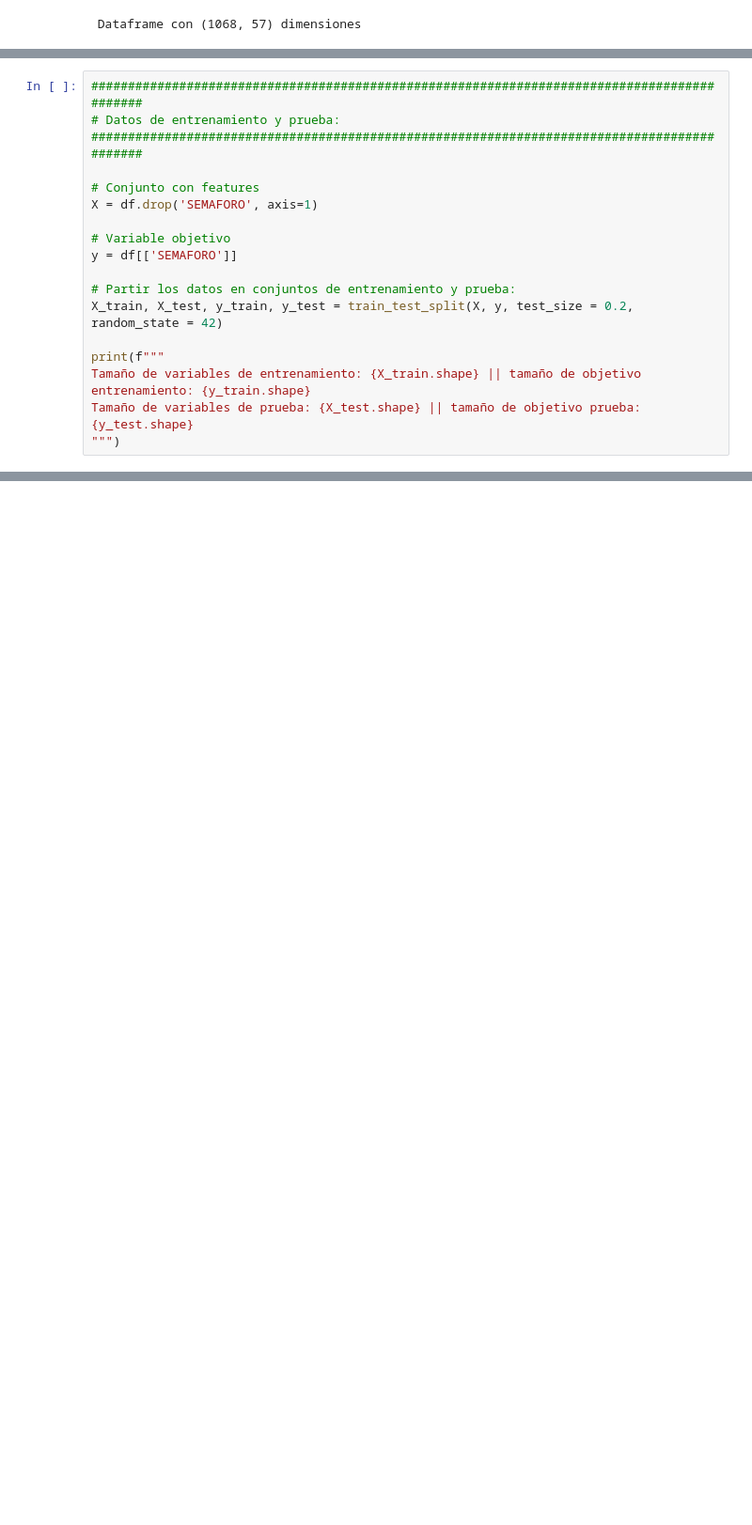
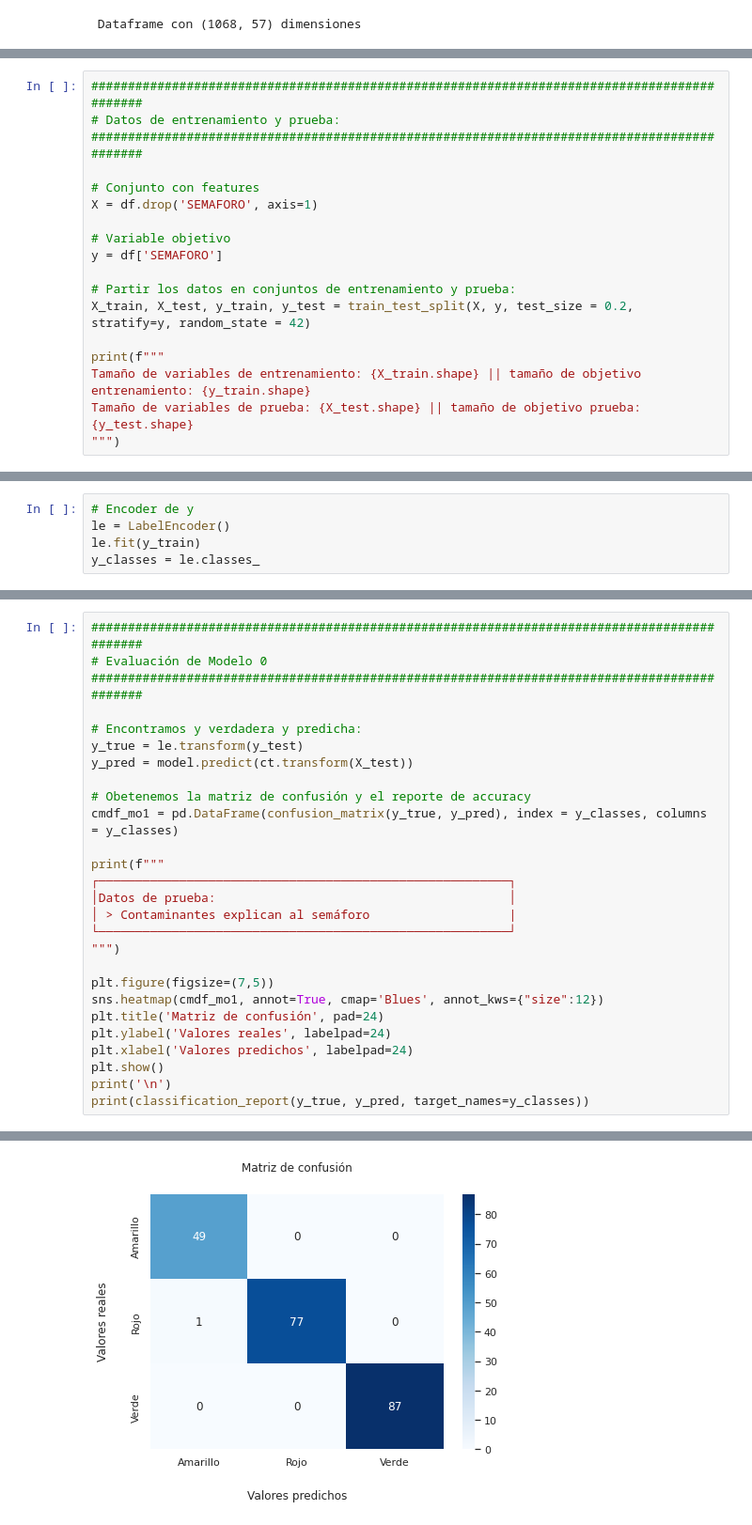
Before and after one commit to PosgradoMNA/actividades-del-projecto-equipo-41, a Jupyter notebook: Reto_Entrega_2_Equipo41.ipynb, the cells around one changed output, grey strips where cells are left out. Shown at 94% size. Cells and saved outputs as stored; diff of their text form; blank space fills up the shorter version.

```diff
--- a/Reto_Entrega_2_Equipo41.ipynb
+++ b/Reto_Entrega_2_Equipo41.ipynb
@@ -135,10 +180,10 @@ print(f'\n Dataframe con {df.shape} dimensiones')
 X = df.drop('SEMAFORO', axis=1)
 
 # Variable objetivo
-y = df[['SEMAFORO']]
+y = df['SEMAFORO']
 
 # Partir los datos en conjuntos de entrenamiento y prueba:
-X_train, X_test, y_train, y_test = train_test_split(X, y, test_size = 0.2, random_state = 42)
+X_train, X_test, y_train, y_test = train_test_split(X, y, test_size = 0.2, stratify=y, random_state = 42)
 
 print(f"""
 Tamaño de variables de entrenamiento: {X_train.shape} || tamaño de objetivo entrenamiento: {y_train.shape}
@@ -149,0 +610,5 @@ Tamaño de variables de prueba: (214, 56) || tamaño de objetivo prueba: (214, 1
+# %%
+# Encoder de y
+le = LabelEncoder()
+le.fit(y_train)
+y_classes = le.classes_
@@ -149,0 +640,28 @@ Tamaño de variables de prueba: (214, 56) || tamaño de objetivo prueba: (214, 1
+# %%
+############################################################################################
+# Evaluación de Modelo 0
+############################################################################################
+
+# Encontramos y verdadera y predicha:
+y_true = le.transform(y_test)
+y_pred = model.predict(ct.transform(X_test))
+
+# Obetenemos la matriz de confusión y el reporte de accuracy
+cmdf_mo1 = pd.DataFrame(confusion_matrix(y_true, y_pred), index = y_classes, columns = y_classes)
+
+print(f"""
+┌────────────────────────────────────────────────────────┐
+│Datos de prueba:                                        │
+│ > Contaminantes explican al semáforo                   |
+└────────────────────────────────────────────────────────┘
+""")
+
+plt.figure(figsize=(7,5))
+sns.heatmap(cmdf_mo1, annot=True, cmap='Blues', annot_kws={"size":12})
+plt.title('Matriz de confusión', pad=24)
+plt.ylabel('Valores reales', labelpad=24)
+plt.xlabel('Valores predichos', labelpad=24)
+plt.show()
+print('\n')
+print(classification_report(y_true, y_pred, target_names=y_classes))
+# %% [output]
@@ -149,0 +672 @@ Tamaño de variables de prueba: (214, 56) || tamaño de objetivo prueba: (214, 1
+[figure, added]
```
Also changed, not shown: parts of 69 cells of this notebook.
